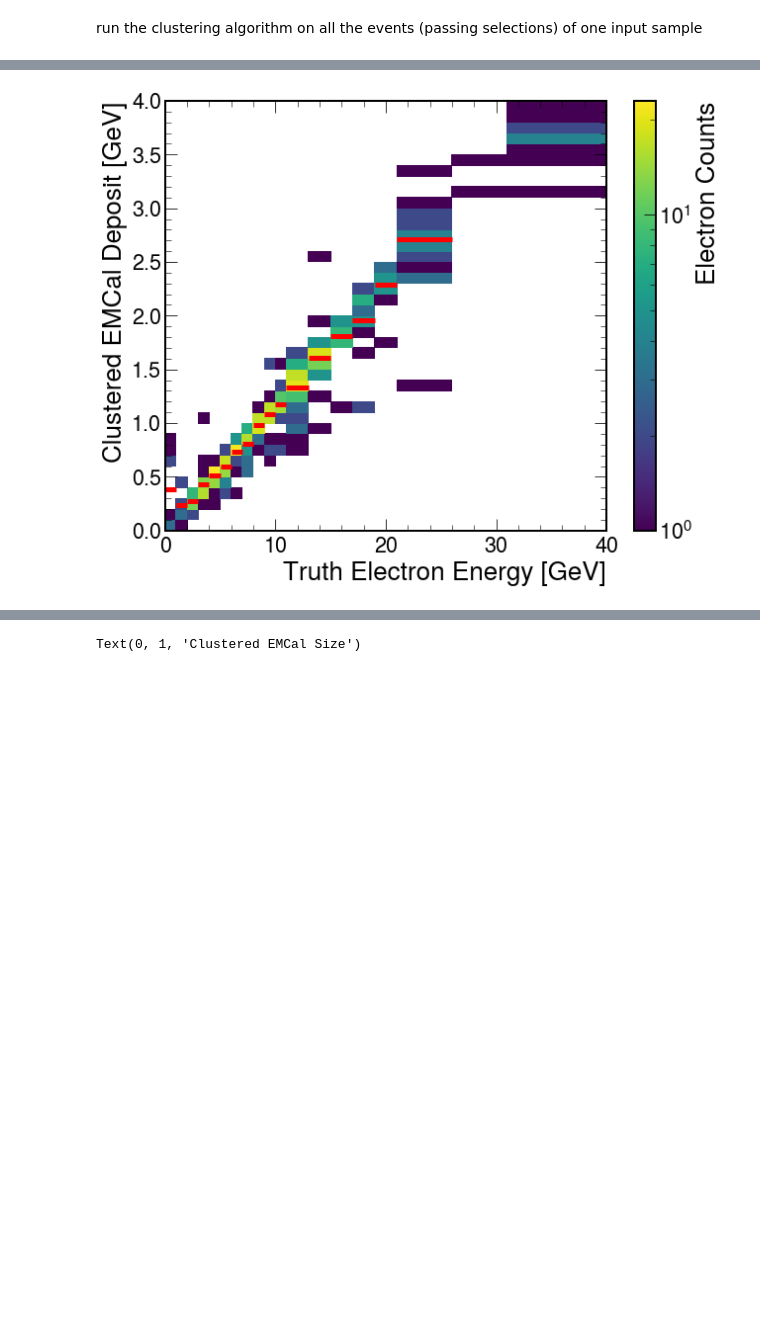
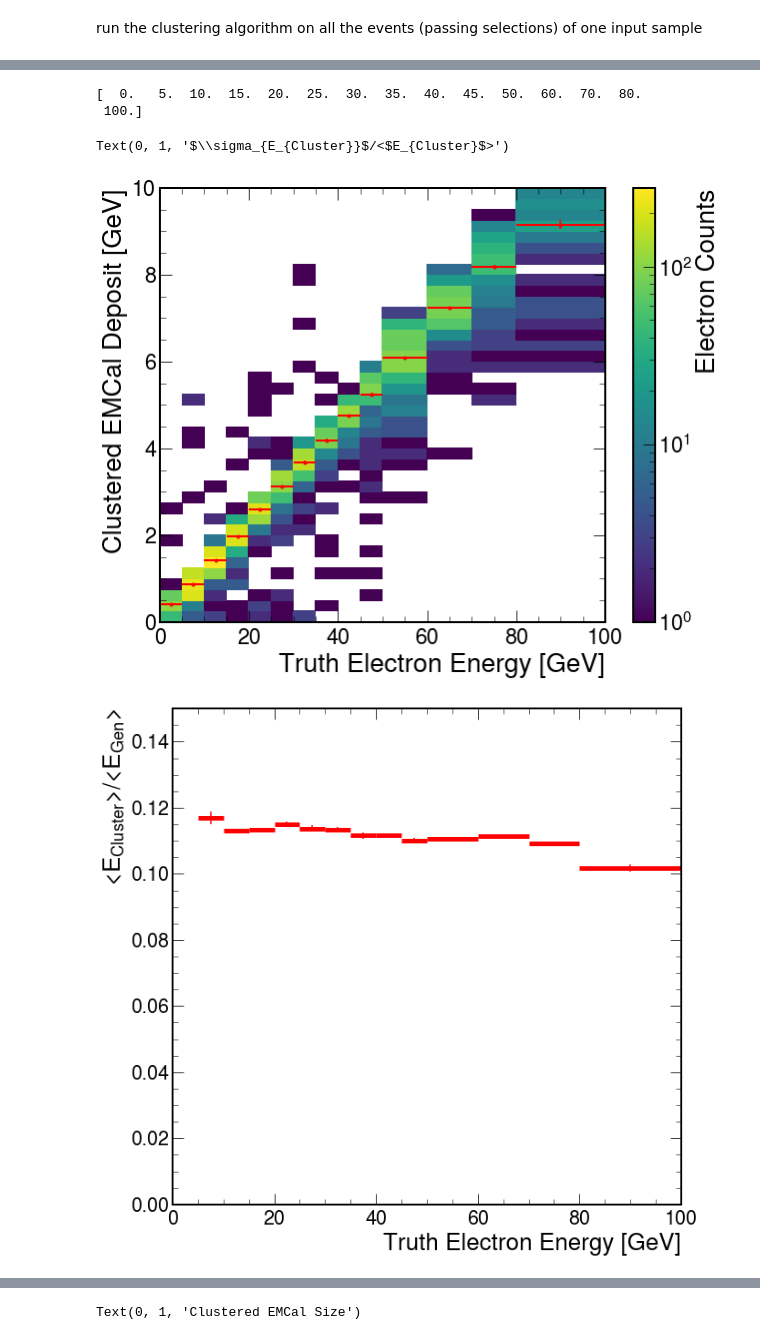
Before and after one commit to DarkQuest-FNAL/DarkQuest, a Jupyter notebook: e1039-analysis/python/EMCALClusters_v2.ipynb, the cells around one changed output, grey strips where cells are left out. Saved outputs shown, nothing was run; the diff lists cells and outputs as text; code cells hidden in the pictures; blank space fills up the shorter version.

```diff
--- a/e1039-analysis/python/EMCALClusters_v2.ipynb
+++ b/e1039-analysis/python/EMCALClusters_v2.ipynb
@@ -306,9 +311,9 @@ def ClusterEvent(ifile, evtNum, algo=0, makePlot=False, emin=0.0005):
     if makePlot:
         # plot the 2D simhit energy
         clustering.plotEnergy()
-    energies, sizes = clustering.performClustering(algo=algo, makePlot=makePlot)
+    energies, sizes, sizes_cut = clustering.performClustering(algo=algo, makePlot=makePlot)
 
-    return ge, showers, energies, sizes
+    return ge, showers, energies, sizes, sizes_cut
 # %% [markdown]
 Make some gen level plots
 # %%
@@ -425,7 +441,9 @@ sizes [6. 4.]
 # %% [markdown]
 run the clustering algorithm on all the events (passing selections) of one input sample
 # %%
-ifileBrem = "/seaquest/users/cmantill/DarkQuest/e1039-analysis/SimHits/macro/simeval_electrons_emcal/sim_eval_Brem_0.033428_z500_600_eps_-6.root"
+'''
+#ifileBrem = "/seaquest/users/cmantill/DarkQuest/e1039-analysis/SimHits/macro/simeval_electrons_emcal/sim_eval_Brem_0.033428_z500_600_eps_-6.root"
+ifileBrem = "/seaquest/users/cmantill/DarkQuest/e1039-analysis/SimHits/macro/simeval_electrons_emcal/sim_eval_Brem_1.356670_z500_600_eps_-6.root"
 # this prints the evt numbers w two emcal showers and returns basic acceptance
 acc = printemcalshowers_byevent(ifileBrem)
 print("acc: ", acc, len(acc))
@@ -476,4 +494,5 @@ for evt in acc:
     #print("size cluster ", cluster_size_1st+cluster_size_2nd)
     #break
 print("done")
+'''
 # %% [output]
@@ -518,2 +787,12 @@ plt.savefig("Reco_VS_Gen_Energy_large.png")
+# %%
+#electron_truth_energy_array = electron_truth_energy_array_Eta + electron_truth_energy_array_Eta2 + electron_truth_energy_array_Brem + electron_truth_energy_array_Brem2
+#cluster_energy_array = cluster_energy_array_Eta + cluster_energy_array_Eta2 + cluster_energy_array_Brem + cluster_energy_array_Brem2
+#electron_truth_energy_array = np.array(electron_truth_energy_array)
+#cluster_energy_array = np.array(cluster_energy_array)
+
+electron_truth_energy_array = electron_truth_energy_array_Brem + electron_truth_energy_array_Brem2
+cluster_energy_array = cluster_energy_array_Brem + cluster_energy_array_Brem2
+electron_truth_energy_array = np.array(electron_truth_energy_array)
+cluster_energy_array = np.array(cluster_energy_array)
 # %%
 fig = plt.figure(figsize=(10,8))
@@ -530,19 +1137,45 @@ plt.savefig("Reco_VS_Gen_Energy_small.png")
 # %%
 #print(electron_truth)
 from scipy.stats import binned_statistic
+#print(electron_truth_energy_array)
 fig = plt.figure(figsize=(10,8))
-binnings = np.concatenate((np.linspace(0,10,num=11), np.linspace(11,19,num=5),np.linspace(21,31,num=3), np.linspace(41, 51, num=2)))
-bin_resols, bin_edges, binnumber = binned_statistic(electron_truth_energy_array, cluster_energy_array, statistic='std', bins=binnings, range=(0,40))
-bin_means, bin_edges, binnumber = binned_statistic(electron_truth_energy_array, cluster_energy_array, statistic='mean', bins=binnings, range=(0,40))
-plt.hist2d(electron_truth_energy_array, cluster_energy_array, bins=[binnings,40], range=[[0,40], [0,4]], density=False, norm=colors.LogNorm())
-plt.hlines(bin_means, bin_edges[:-1], bin_edges[1:], colors='r', lw=5,
+#binnings = np.concatenate((np.linspace(0,10,num=11), np.linspace(11,19,num=5),np.linspace(21,31,num=3), np.linspace(41, 101, num=11)))
+binnings = np.concatenate((np.linspace(0,50, num=11), np.linspace(60,70, num=2), np.linspace(80,100, num=2)))
+bin_centers = [(bin_edges[i]+bin_edges[i+1])/2.0 for i in range(bin_edges.shape[0]-1)]
+print(binnings)
+bin_resols, bin_edges, binnumber = binned_statistic(electron_truth_energy_array, cluster_truth_array, statistic='std', bins=binnings, range=(0,100))
+bin_means, bin_edges, binnumber = binned_statistic(electron_truth_energy_array, cluster_truth_array, statistic='mean', bins=binnings, range=(0,100))
+bin_counts, bin_edges, binnumber = binned_statistic(electron_truth_energy_array, cluster_truth_array, statistic='count', bins=binnings, range=(0,100))
+plt.hist2d(electron_truth_energy_array, cluster_truth_array, bins=[binnings,40], range=[[0,100], [0,10]], density=False, norm=colors.LogNorm())
+plt.hlines(bin_means, bin_edges[:-1], bin_edges[1:], colors='r', lw=2,
            label='binned statistic of data', linestyles='solid')
-plt.xlim(0,40)
-plt.ylim(0,4)
+plt.errorbar(bin_centers, bin_means, yerr=bin_resols/np.sqrt(bin_counts),marker='.',color='r', linestyle="None")
+plt.xlim(0,100)
+plt.ylim(0,10)
 cbar=plt.colorbar()
 cbar.set_label('Electron Counts')
 plt.xlabel("Truth Electron Energy [GeV]")
 plt.ylabel("Clustered EMCal Deposit [GeV]")
 plt.savefig("Reco_VS_GenElectron_Energy.png")
+
+plt.figure()
+plt.hlines(bin_means/bin_centers, bin_edges[:-1], bin_edges[1:], colors='r', lw=5,
+           label='binned statistic of data', linestyles='solid')
+plt.errorbar(bin_centers, bin_means/bin_centers, yerr=bin_resols/(np.sqrt(bin_counts)*bin_centers),marker='.',color='r', linestyle="None")
+plt.xlim(0,100.0)
+plt.ylim(0,0.15)
+plt.xlabel('Truth Electron Energy [GeV]')
+plt.ylabel('<$E_{Cluster}$>/<$E_{Gen}$>')
+plt.figure()
+plt.hlines(bin_resols/bin_means, bin_edges[:-1], bin_edges[1:], colors='r', lw=5,
+           label='binned statistic of data', linestyles='solid')
+plt.xlim(0,100.0)
+plt.ylim(0,0.4)
+plt.xlabel('Truth Electron Energy $E_{Gen}$ [GeV]')
+plt.ylabel('$\sigma_{E_{Cluster}}$/<$E_{Cluster}$>')
 # %% [output]
+[  0.   5.  10.  15.  20.  25.  30.  35.  40.  45.  50.  60.  70.  80.
+ 100.]
+Text(0, 1, '$\\sigma_{E_{Cluster}}$/<$E_{Cluster}$>')
-[figure, old version]
+[figure, new version]
+[figure, added]
```
Also changed, not shown: parts of 23 cells of this notebook.
